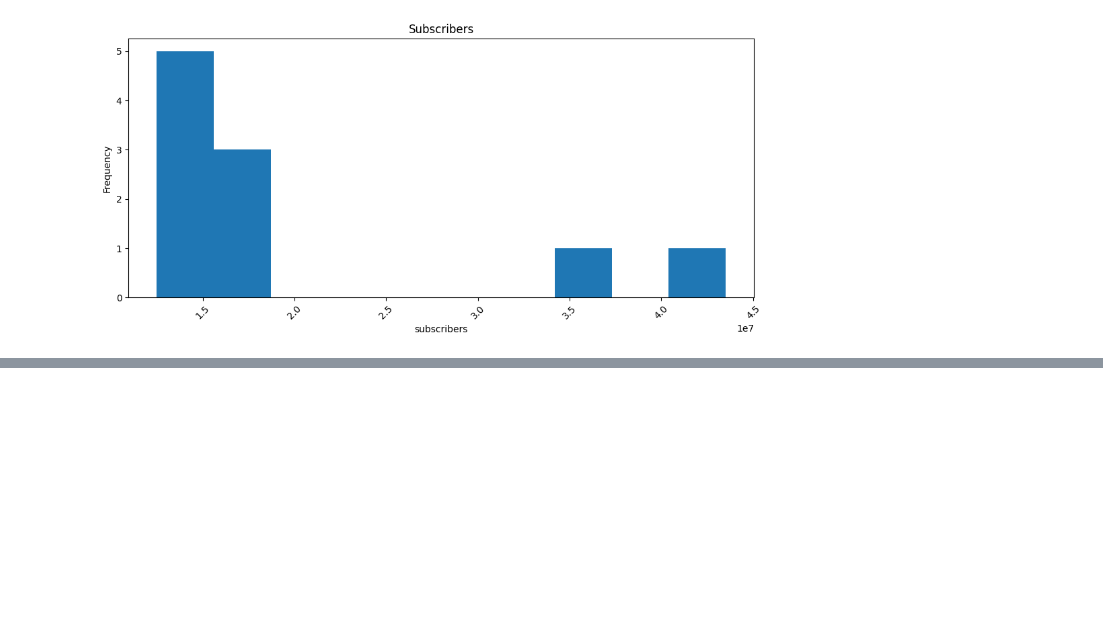
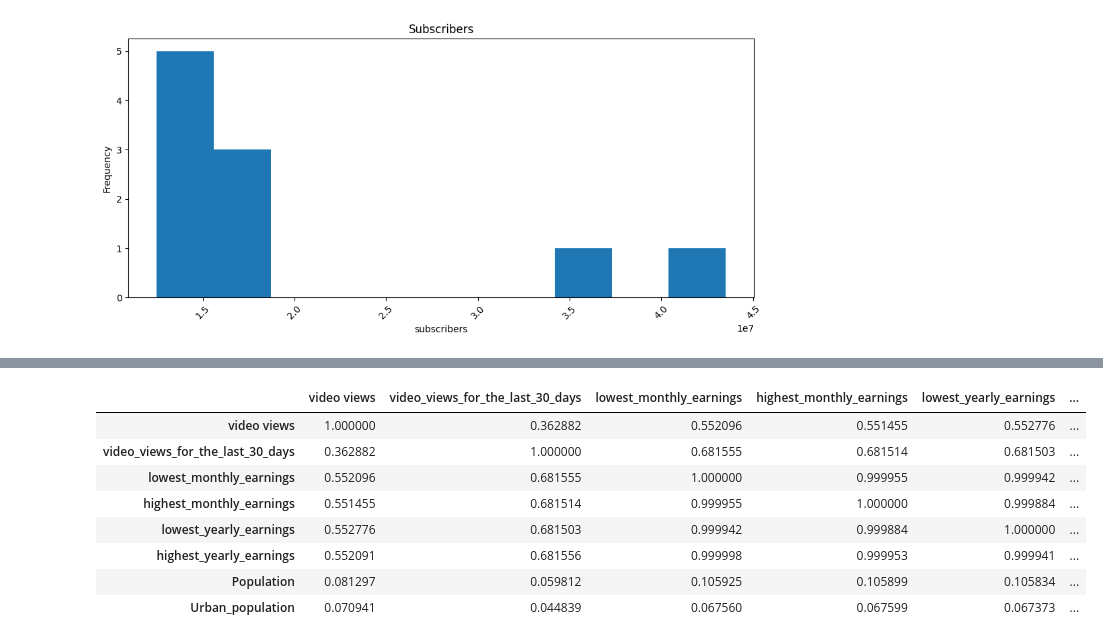
Before and after one commit to Swetap05/spotify_data-Analysis, a Jupyter notebook: Youtube.ipynb, the cells around one changed output, grey strips where cells are left out. Saved outputs shown, nothing was run; the diff lists cells and outputs as text; code cells hidden in the pictures; blank space fills up the shorter version.

```diff
--- a/Youtube.ipynb
+++ b/Youtube.ipynb
@@ -632,0 +667,13 @@ plt.show()
+# %%
+correlation = cols.corr()
+correlation
+# %% [output]
+|  | video views | video_views_for_the_last_30_days | lowest_monthly_earnings | highest_monthly_earnings | lowest_yearly_earnings | ... |
+| video views | 1.000000 | 0.362882 | 0.552096 | 0.551455 | 0.552776 | ... |
+| video_views_for_the_last_30_days | 0.362882 | 1.000000 | 0.681555 | 0.681514 | 0.681503 | ... |
+| lowest_monthly_earnings | 0.552096 | 0.681555 | 1.000000 | 0.999955 | 0.999942 | ... |
+| highest_monthly_earnings | 0.551455 | 0.681514 | 0.999955 | 1.000000 | 0.999884 | ... |
+| lowest_yearly_earnings | 0.552776 | 0.681503 | 0.999942 | 0.999884 | 1.000000 | ... |
+| highest_yearly_earnings | 0.552091 | 0.681556 | 0.999998 | 0.999953 | 0.999941 | ... |
+| Population | 0.081297 | 0.059812 | 0.105925 | 0.105899 | 0.105834 | ... |
+| Urban_population | 0.070941 | 0.044839 | 0.067560 | 0.067599 | 0.067373 | ... |
```
Also changed, not shown: parts of 5 cells of this notebook.
